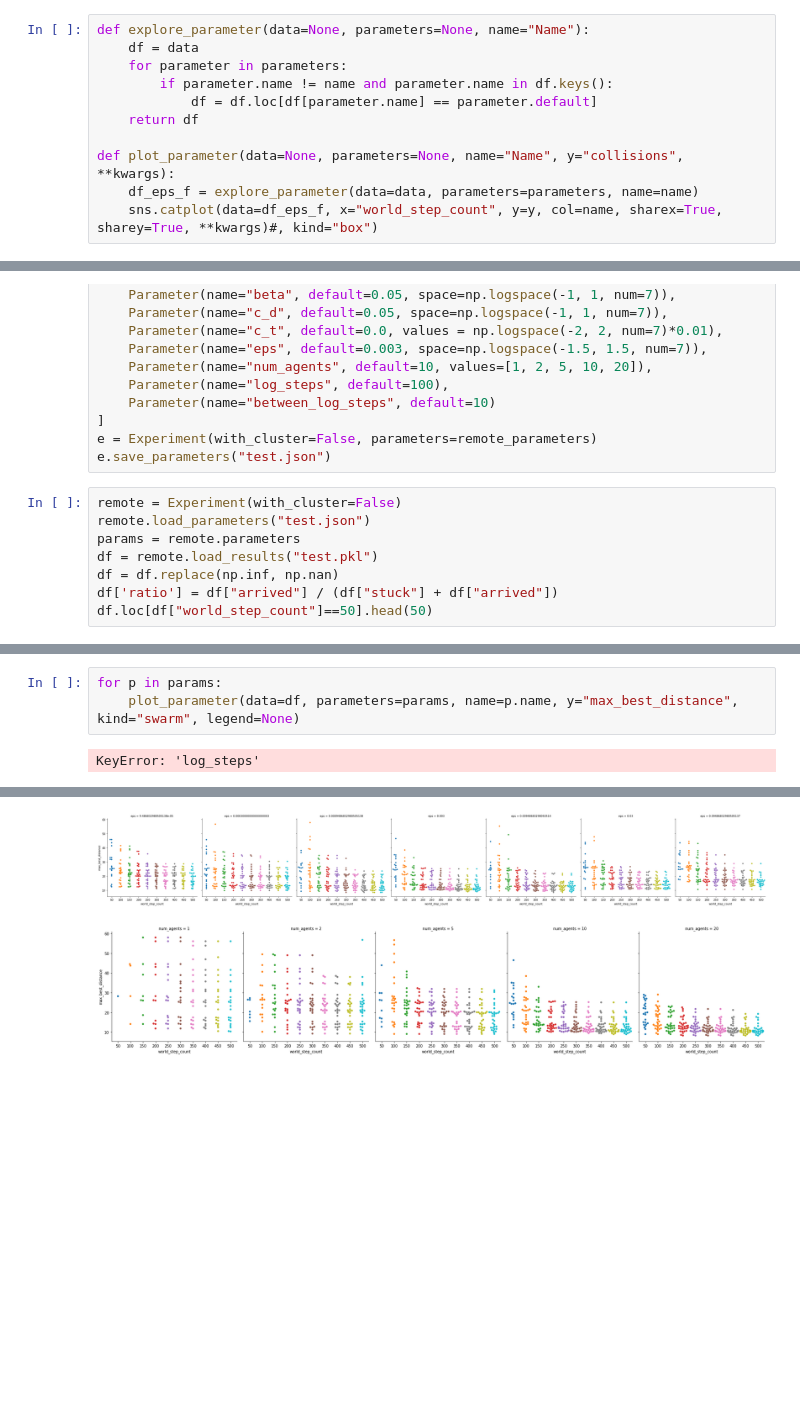
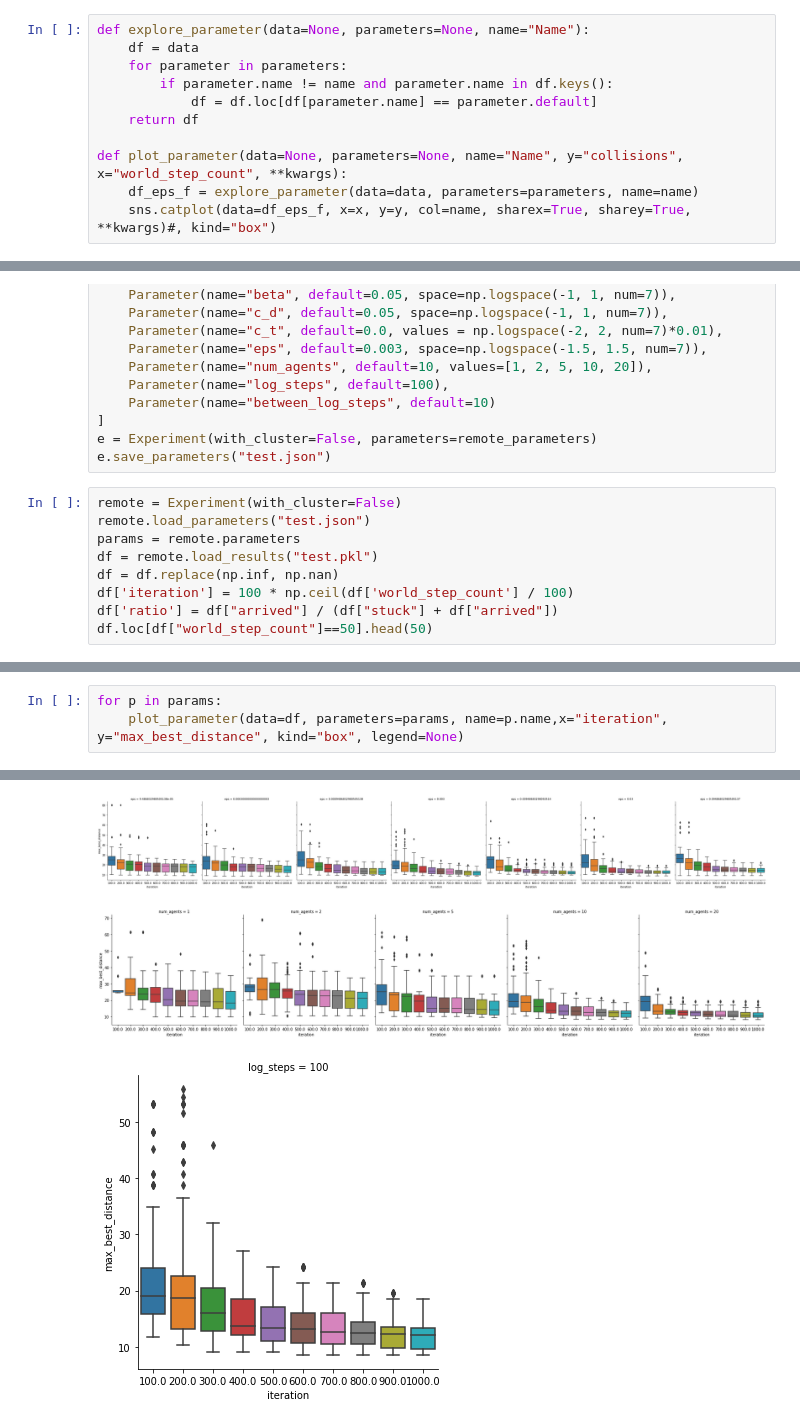
Before and after one commit to ovgu-FINken/ACO-MAPF, a Jupyter notebook: Aco-Visualization.ipynb, the cells around one changed output, grey strips where cells are left out. Saved outputs shown, nothing was run; the diff lists cells and outputs as text; blank space fills up the shorter version.

```diff
--- a/Aco-Visualization.ipynb
+++ b/Aco-Visualization.ipynb
@@ -113,9 +113,9 @@ def explore_parameter(data=None, parameters=None, name="Name"):
             df = df.loc[df[parameter.name] == parameter.default]
     return df
 
-def plot_parameter(data=None, parameters=None, name="Name", y="collisions", **kwargs):
+def plot_parameter(data=None, parameters=None, name="Name", y="collisions", x="world_step_count", **kwargs):
     df_eps_f = explore_parameter(data=data, parameters=parameters, name=name)
-    sns.catplot(data=df_eps_f, x="world_step_count", y=y, col=name, sharex=True, sharey=True, **kwargs)#, kind="box")
+    sns.catplot(data=df_eps_f, x=x, y=y, col=name, sharex=True, sharey=True, **kwargs)#, kind="box")
 # %%
 for p in parameters:
     plot_parameter(data=df, parameters=parameters, name=p.name, y="median_best_distance", kind="box", legend=None)
@@ -198,6 +198,7 @@ remote.load_parameters("test.json")
 params = remote.parameters
 df = remote.load_results("test.pkl")
 df = df.replace(np.inf, np.nan)
+df['iteration'] = 100 * np.ceil(df['world_step_count'] / 100)
 df['ratio'] = df["arrived"] / (df["stuck"] + df["arrived"])
 df.loc[df["world_step_count"]==50].head(50)
 # %% [output]
@@ -221,5 +228,4 @@ df.loc[df["world_step_count"]==50].head(50)
 # %%
 for p in params:
-    plot_parameter(data=df, parameters=params, name=p.name, y="max_best_distance", kind="swarm", legend=None)
+    plot_parameter(data=df, parameters=params, name=p.name,x="iteration", y="max_best_distance", kind="box", legend=None)
 # %% [output]
-KeyError: 'log_steps'
@@ -231,2 +237,3 @@ KeyError: 'log_steps'
-[figure, old version]
+[figure, new version]
-[figure, old version]
+[figure, new version]
+[figure, added]
```
Also changed, not shown: parts of 4 cells of this notebook, 1 other file.
